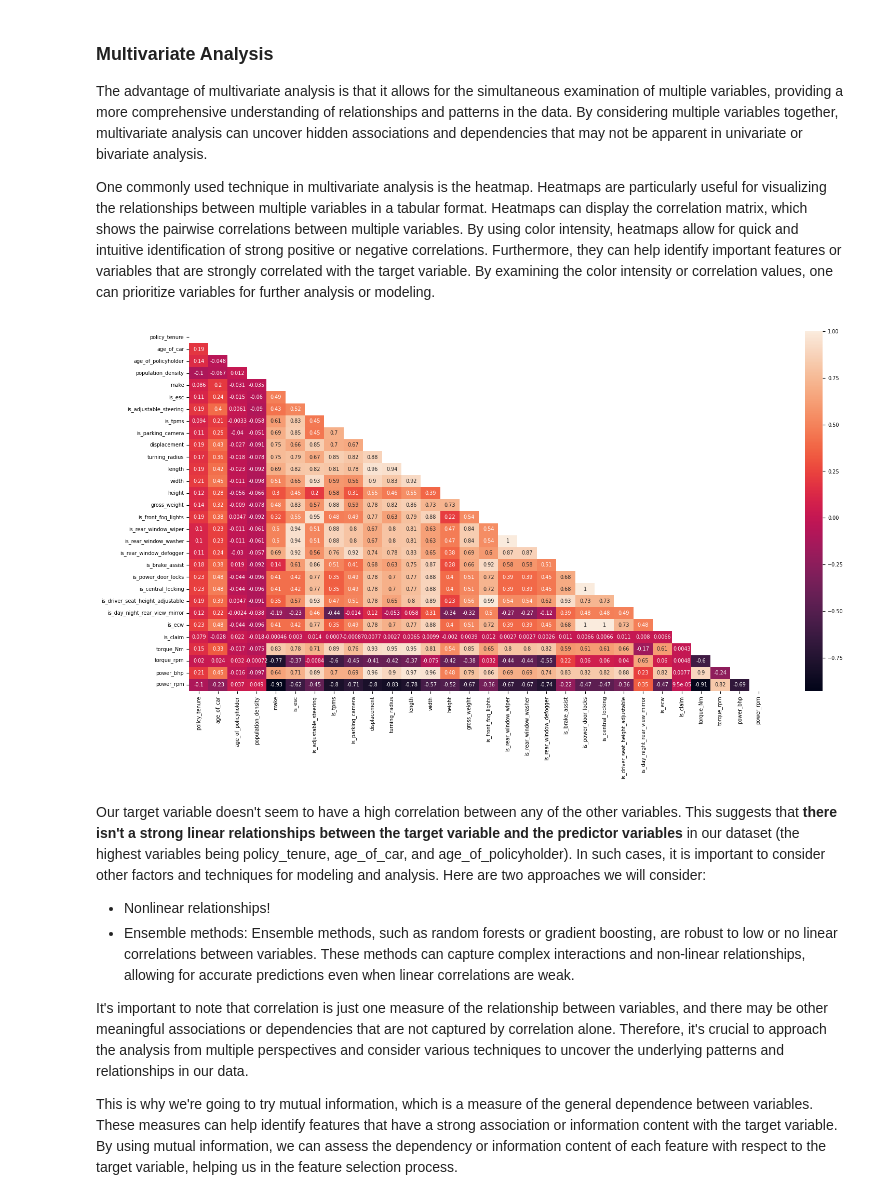
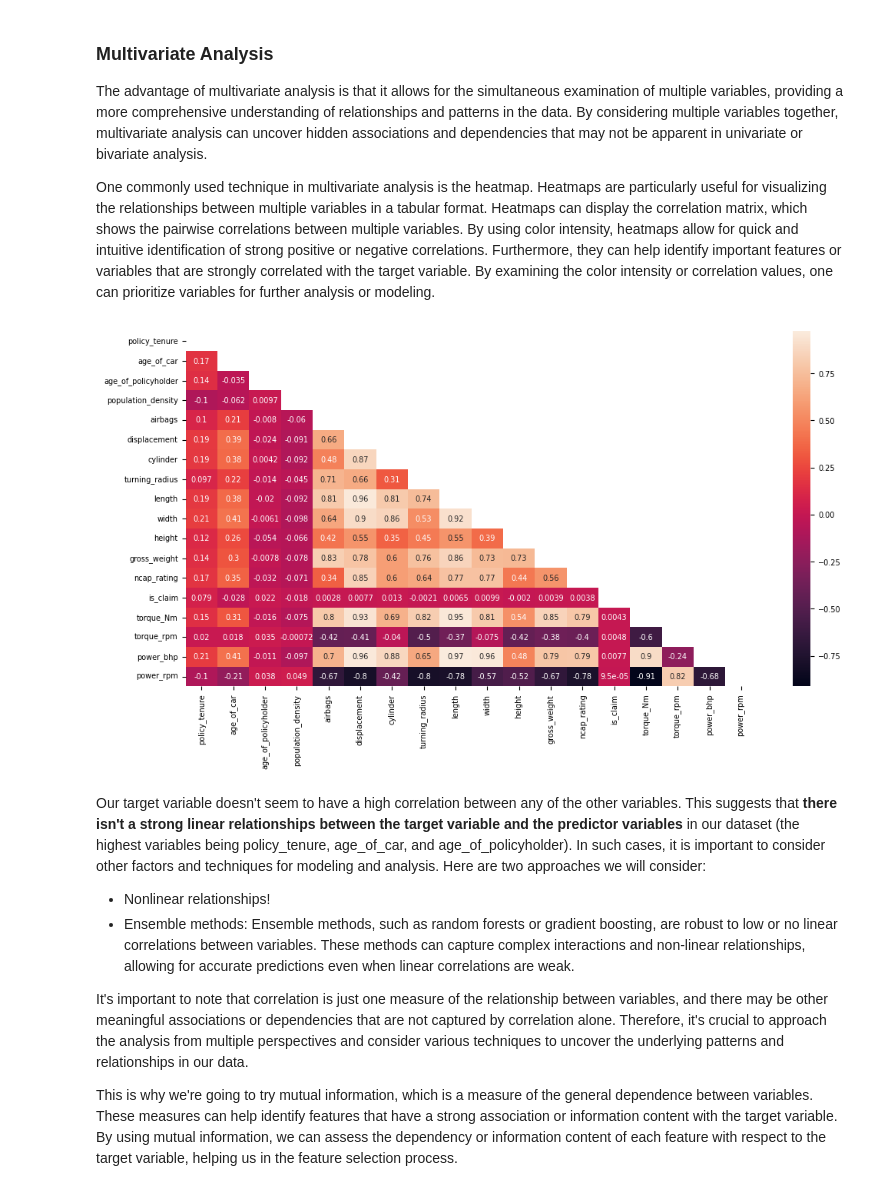
Before and after one commit to annaziegert/insurance_claim_prediciton_nova, a Jupyter notebook: final_notebook/final.ipynb, the cells around one changed output. Cells and saved outputs as stored; diff of their text form; code cells hidden in the pictures.

```diff
--- a/final_notebook/final.ipynb
+++ b/final_notebook/final.ipynb
@@ -349,18 +358,35 @@ By carefully assessing the balance and relevance of the variables in our bivaria
 The advantage of multivariate analysis is that it allows for the simultaneous examination of multiple variables, providing a more comprehensive understanding of relationships and patterns in the data. By considering multiple variables together, multivariate analysis can uncover hidden associations and dependencies that may not be apparent in univariate or bivariate analysis.
 
 One commonly used technique in multivariate analysis is the heatmap. Heatmaps are particularly useful for visualizing the relationships between multiple variables in a tabular format. Heatmaps can display the correlation matrix, which shows the pairwise correlations between multiple variables. By using color intensity, heatmaps allow for quick and intuitive identification of strong positive or negative correlations. Furthermore, they can help identify important features or variables that are strongly correlated with the target variable. By examining the color intensity or correlation values, one can prioritize variables for further analysis or modeling.
-# %%
-# correlation matrix
-corr = dataset.corr()
-
-# creating a mask to only show lower half of heatmap
-mask = np.triu(np.ones_like(corr, dtype=bool))
-
-# plotting heatmap
-plt.figure(figsize = (18,9))
-sns.heatmap(corr, annot = True, mask = mask);
-# %% [output]
-[figure, removed]
+# %%
+# transform columns to previous integer type
+dataset['airbags'] = dataset['airbags'].astype('int')
+dataset['cylinder'] = dataset['cylinder'].astype('int')
+#dataset['gear_box'] = dataset['gear_box'].astype('int') #leaving it out for transformation
+dataset['ncap_rating'] = dataset['ncap_rating'].astype('int')
+dataset['torque_Nm'] = dataset['torque_Nm'].astype('int')
+dataset['torque_rpm'] = dataset['torque_rpm'].astype('int')
+dataset['power_bhp'] = dataset['power_bhp'].astype('int')
+dataset['power_rpm'] = dataset['power_rpm'].astype('int')
+dataset['turning_radius'] = dataset['turning_radius'].astype('int')
+dataset['length'] = dataset['length'].astype('int')
+dataset['width'] = dataset['width'].astype('int')
+dataset['height'] = dataset['height'].astype('int')
+dataset['gross_weight'] = dataset['gross_weight'].astype('int')
+#dataset['make'] = dataset['make'].astype('int') #leaving it out for transformation
+dataset['displacement'] = dataset['displacement'].astype('int')
+
+# correlation matrix
+corr = dataset.corr()
+
+# creating a mask to only show lower half of heatmap
+mask = np.triu(np.ones_like(corr, dtype=bool))
+
+# plotting heatmap
+plt.figure(figsize = (12,6))
+sns.heatmap(corr, annot = True, mask = mask);
+# %% [output]
+[figure, added]
 # %% [markdown]
 Our target variable doesn't seem to have a high correlation between any of the other variables. This suggests that **there isn't a strong linear relationships between the target variable and the predictor variables** in our dataset (the highest variables being policy_tenure, age_of_car, and age_of_policyholder). In such cases, it is important to consider other factors and techniques for modeling and analysis. Here are two approaches we will consider:
 - Nonlinear relationships!
```
Also changed, not shown: parts of 30 cells of this notebook, 2 other files.
